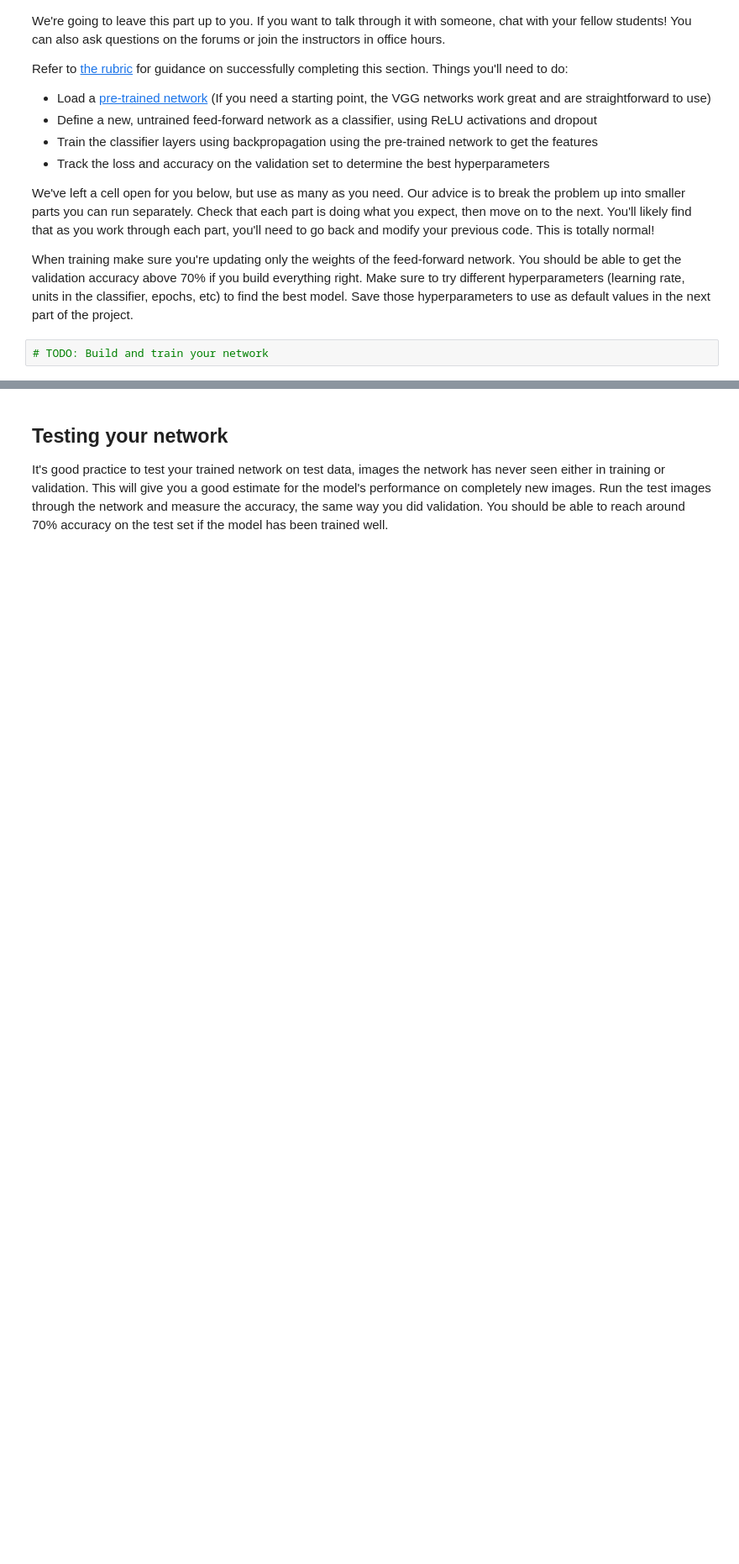
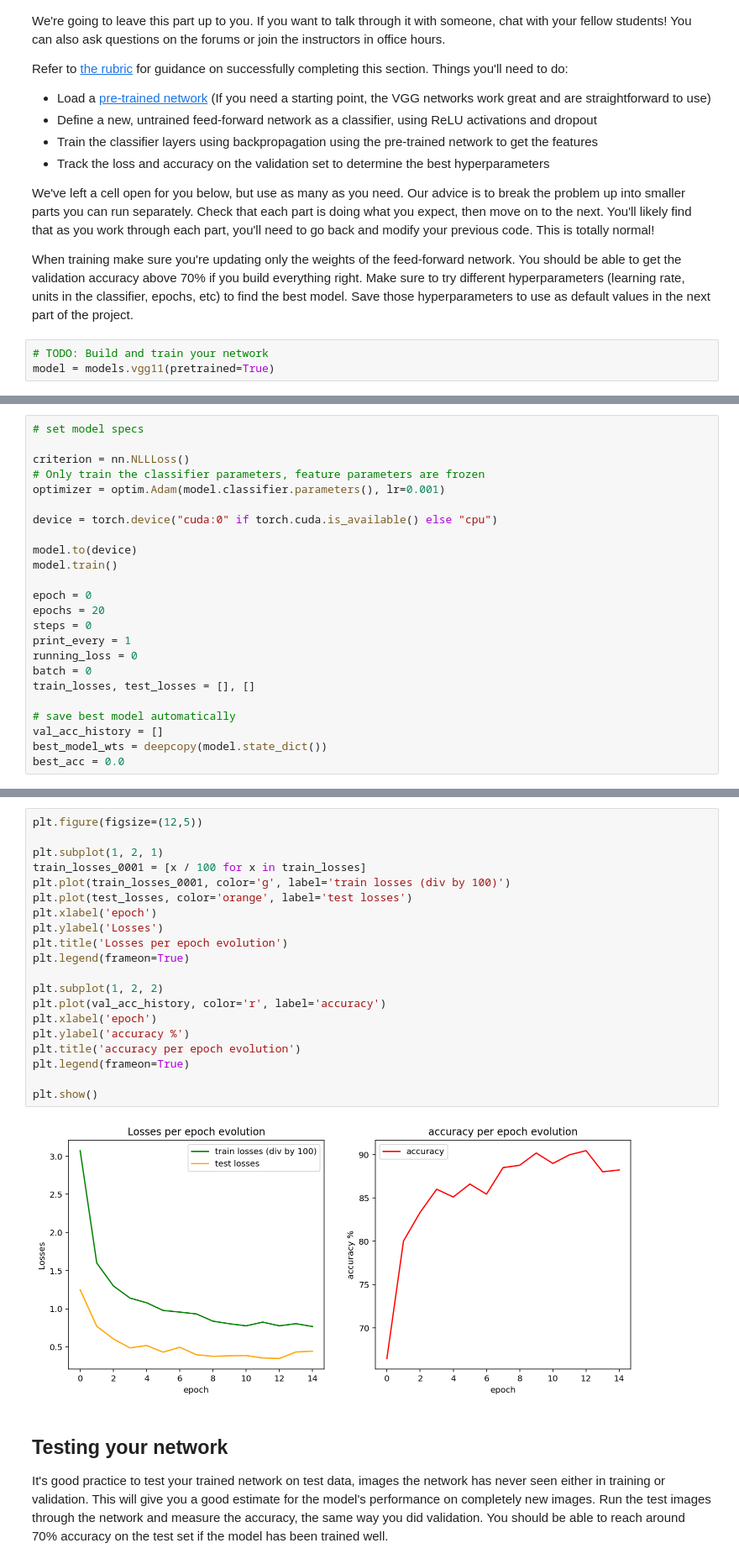
Before and after one commit to SacaSoh/AIPND---Project-2, a Jupyter notebook: Image Classifier Project.ipynb, the cells around one changed output, grey strips where cells are left out. Shown at 84% size. Drawn from its saved outputs; the diff is of its cells as text; blank space fills up the shorter version.

```diff
--- a/Image Classifier Project.ipynb
+++ b/Image Classifier Project.ipynb
@@ -70,3 +101,4 @@ We've left a cell open for you below, but use as many as you need. Our advice is
 When training make sure you're updating only the weights of the feed-forward network. You should be able to get the validation accuracy above 70% if you build everything right. Make sure to try different hyperparameters (learning rate, units in the classifier, epochs, etc) to find the best model. Save those hyperparameters to use as default values in the next part of the project.
 # %%
 # TODO: Build and train your network
+model = models.vgg11(pretrained=True)
@@ -72,0 +123,24 @@ When training make sure you're updating only the weights of the feed-forward net
+# %%
+# set model specs
+
+criterion = nn.NLLLoss()
+# Only train the classifier parameters, feature parameters are frozen
+optimizer = optim.Adam(model.classifier.parameters(), lr=0.001)
+
+device = torch.device("cuda:0" if torch.cuda.is_available() else "cpu")
+
+model.to(device)
+model.train()
+
+epoch = 0
+epochs = 20
+steps = 0
+print_every = 1
+running_loss = 0
+batch = 0
+train_losses, test_losses = [], []
+
+# save best model automatically
+val_acc_history = []
+best_model_wts = deepcopy(model.state_dict())
+best_acc = 0.0
@@ -73,3 +236,25 @@ When training make sure you're updating only the weights of the feed-forward net
+# %%
+plt.figure(figsize=(12,5))
+
+plt.subplot(1, 2, 1)
+train_losses_0001 = [x / 100 for x in train_losses]
+plt.plot(train_losses_0001, color='g', label='train losses (div by 100)')
+plt.plot(test_losses, color='orange', label='test losses')
+plt.xlabel('epoch')
+plt.ylabel('Losses')
+plt.title('Losses per epoch evolution')
+plt.legend(frameon=True)
+
+plt.subplot(1, 2, 2)
+plt.plot(val_acc_history, color='r', label='accuracy')
+plt.xlabel('epoch')
+plt.ylabel('accuracy %')
+plt.title('accuracy per epoch evolution')
+plt.legend(frameon=True)
+
+plt.show()
+# %% [output]
+[figure, added]
 # %% [markdown]
 ## Testing your network
 
```
Also changed, not shown: parts of 24 cells of this notebook.
